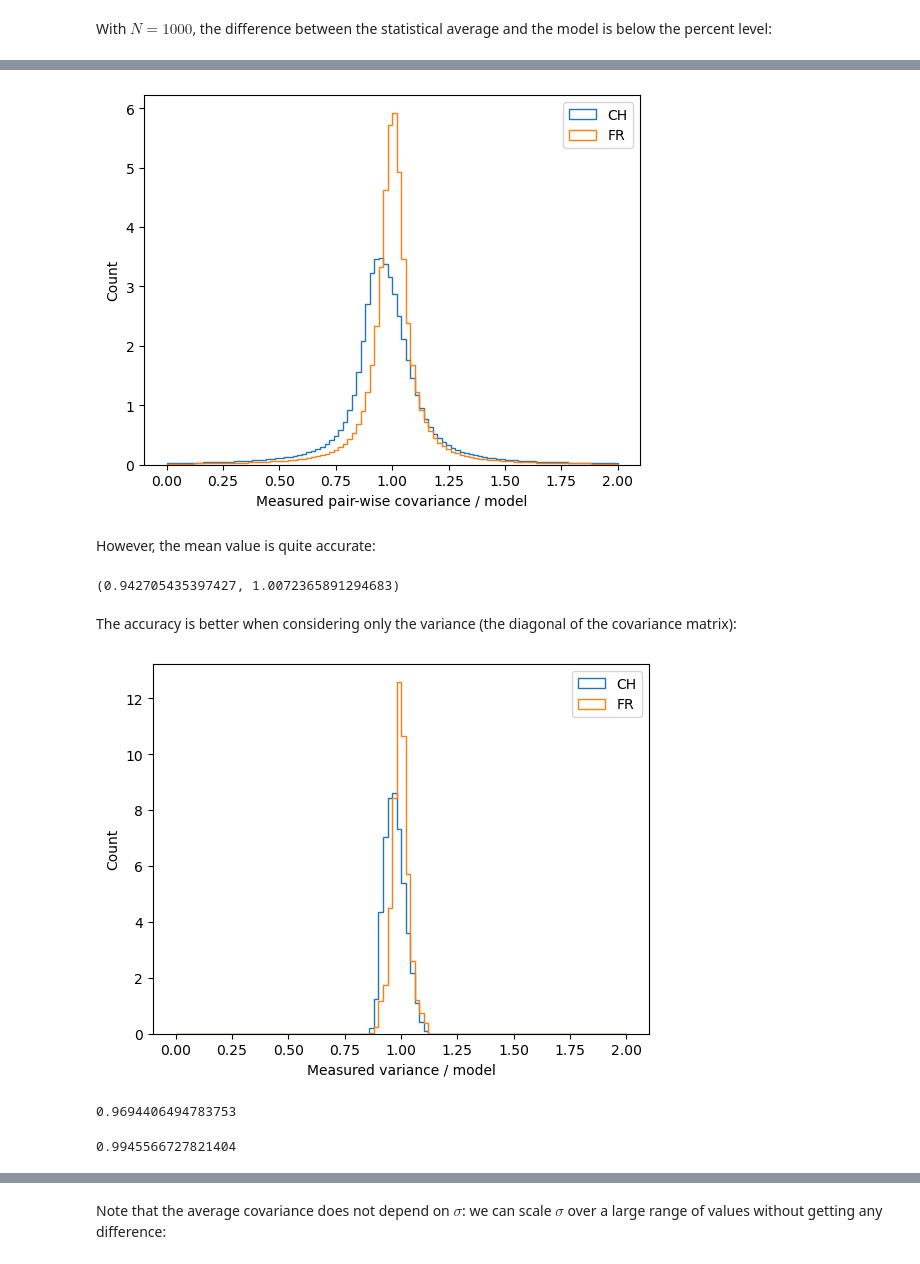
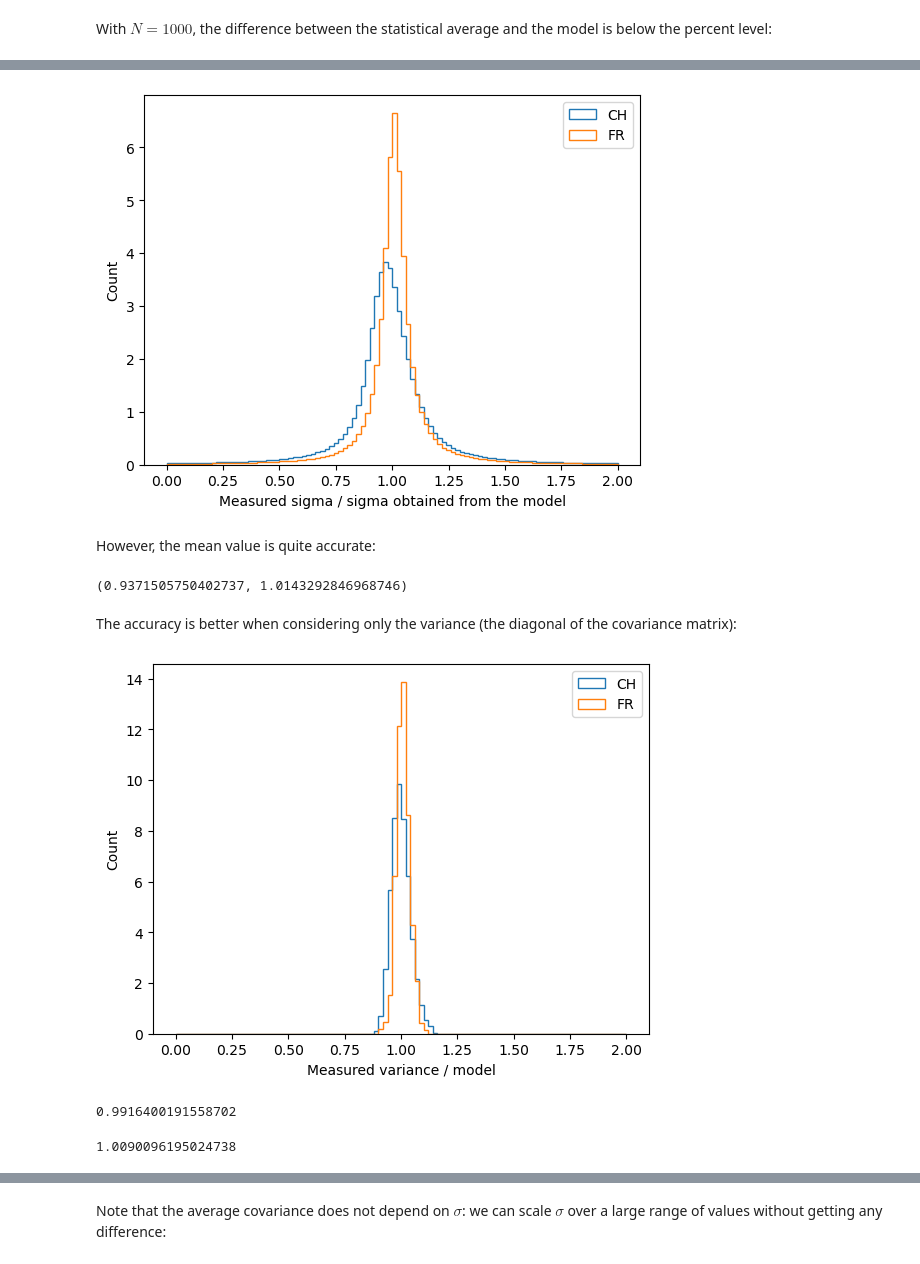
Before and after one commit to GeeeHesso/PowerData, a Jupyter notebook: doc/Correlations.ipynb, the cells around one changed output, grey strips where cells are left out. Cells and saved outputs as stored; diff of their text form; code cells hidden in the pictures.

```diff
--- a/doc/Correlations.ipynb
+++ b/doc/Correlations.ipynb
@@ -78,3 +68,3 @@ Because of the simplification that takes place in the model (Fourier modes below
 # %%
-CH_cov_N = ts.get_covariance_matrix(CH_model)
-FR_cov_N = ts.get_covariance_matrix(FR_model)
+CH_sigma = ts.get_sigma(CH_model)
+FR_sigma = ts.get_sigma(FR_model)
@@ -81,3 +73,3 @@ FR_cov_N = ts.get_covariance_matrix(FR_model)
 # %%
-CH_cov_N_measured = np.cov(CH_series, rowvar=False, bias=True)
-FR_cov_N_measured = np.cov(FR_series, rowvar=False, bias=True)
+CH_sigma_measured = np.cov(CH_series, rowvar=False, bias=True)
+FR_sigma_measured = np.cov(FR_series, rowvar=False, bias=True)
@@ -84,43 +78,43 @@ FR_cov_N_measured = np.cov(FR_series, rowvar=False, bias=True)
 # %%
-CH_cov_N_ratio = CH_cov_N_measured / CH_cov_N
-FR_cov_N_ratio = FR_cov_N_measured / FR_cov_N
+CH_sigma_ratio = CH_sigma_measured / CH_sigma
+FR_sigma_ratio = FR_sigma_measured / FR_sigma
 
-plt.hist(CH_cov_N_ratio.flatten(), range=(0, 2), bins=100, histtype='step', density=True, label='CH')
-plt.hist(FR_cov_N_ratio.flatten(), range=(0, 2), bins=100, histtype='step', density=True, label='FR')
-plt.xlabel('Measured pair-wise covariance / model')
+plt.hist(CH_sigma_ratio.flatten(), range=(0, 2), bins=100, histtype='step', density=True, label='CH')
+plt.hist(FR_sigma_ratio.flatten(), range=(0, 2), bins=100, histtype='step', density=True, label='FR')
+plt.xlabel('Measured sigma / sigma obtained from the model')
 plt.ylabel('Count')
 plt.legend()
 plt.show()
 # %% [output]
-[figure, old version]
+[figure, new version]
 # %% [markdown]
 However, the mean value is quite accurate:
 # %%
-CH_cov_N_measured.mean() / CH_cov_N.mean(), FR_cov_N_measured.mean() / FR_cov_N.mean()
+CH_sigma_measured.mean() / CH_sigma.mean(), FR_sigma_measured.mean() / FR_sigma.mean()
 # %% [output]
-(0.942705435397427, 1.0072365891294683)
+(0.9371505750402737, 1.0143292846968746)
 # %% [markdown]
 The accuracy is better when considering only the variance (the diagonal of the covariance matrix):
 # %%
-CH_var_N_ratio = CH_cov_N_measured.diagonal() / CH_cov_N.diagonal()
-FR_var_N_ratio = FR_cov_N_measured.diagonal() / FR_cov_N.diagonal()
+CH_sigma_diagonal_ratio = CH_sigma_measured.diagonal() / CH_sigma.diagonal()
+FR_sigma_diagonal_ratio = FR_sigma_measured.diagonal() / FR_sigma.diagonal()
 
-plt.hist(CH_var_N_ratio.flatten(), range=(0, 2), bins=100, histtype='step', density=True, label='CH')
-plt.hist(FR_var_N_ratio.flatten(), range=(0, 2), bins=100, histtype='step', density=True, label='FR')
+plt.hist(CH_sigma_diagonal_ratio.flatten(), range=(0, 2), bins=100, histtype='step', density=True, label='CH')
+plt.hist(FR_sigma_diagonal_ratio.flatten(), range=(0, 2), bins=100, histtype='step', density=True, label='FR')
 plt.xlabel('Measured variance / model')
 plt.ylabel('Count')
 plt.legend()
 plt.show()
 # %% [output]
-[figure, old version]
+[figure, new version]
 # %%
-CH_cov_N_measured.diagonal().mean() / CH_cov_N.diagonal().mean()
+CH_sigma_measured.diagonal().mean() / CH_sigma.diagonal().mean()
 # %% [output]
-0.9694406494783753
+0.9916400191558702
 # %%
-FR_cov_N_measured.diagonal().mean() / FR_cov_N.diagonal().mean()
+FR_sigma_measured.diagonal().mean() / FR_sigma.diagonal().mean()
 # %% [output]
-0.9945566727821404
+1.0090096195024738
 # %% [markdown]
 ## Covariance between time series
 
```
Also changed, not shown: parts of 36 cells of this notebook, 1 other file.
